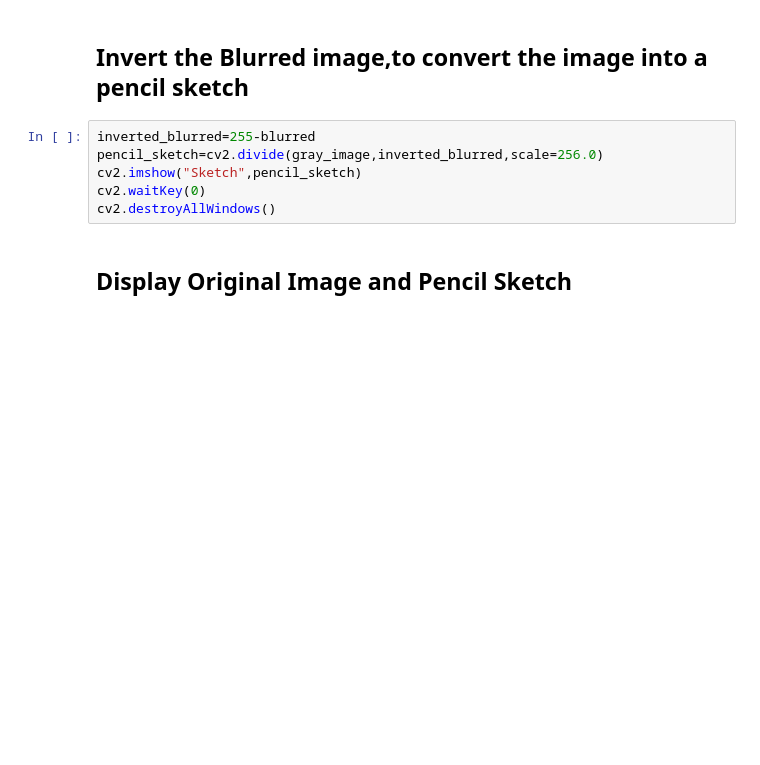
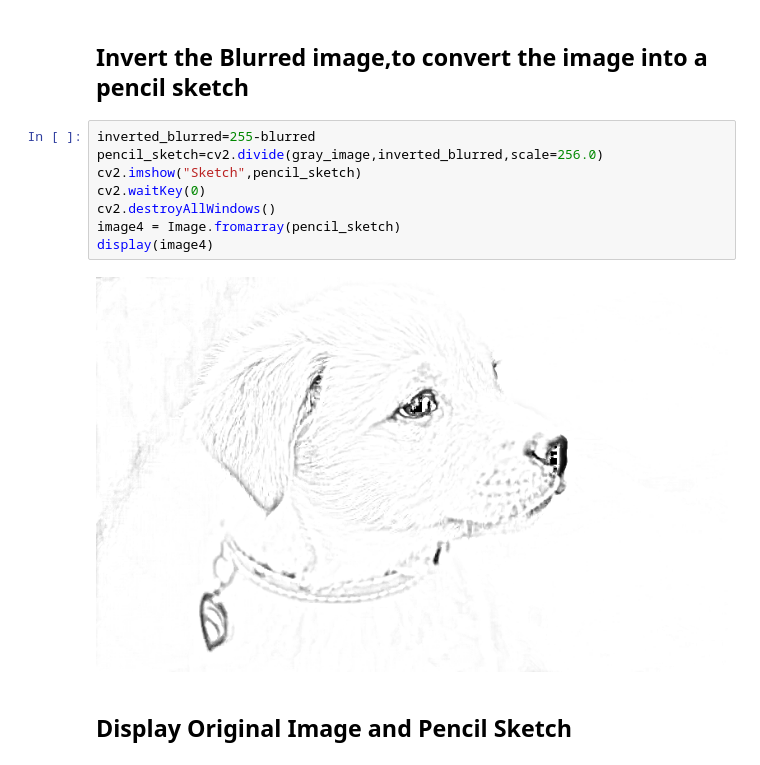
Before and after one commit to devisree71/LGMVIP--DataScience-Task-Number, a Jupyter notebook: Task3(Image to Pencil Sketch with Python)-checkpoint.ipynb, the cells around one changed output. Cells and saved outputs as stored; diff of their text form; blank space fills up the shorter version.

```diff
--- a/Task3(Image to Pencil Sketch with Python)-checkpoint.ipynb
+++ b/Task3(Image to Pencil Sketch with Python)-checkpoint.ipynb
@@ -40,9 +50,13 @@ blurred=cv2.GaussianBlur(inverted_image,(21,21),0)
 # %%
 inverted_blurred=255-blurred
 pencil_sketch=cv2.divide(gray_image,inverted_blurred,scale=256.0)
 cv2.imshow("Sketch",pencil_sketch)
 cv2.waitKey(0)
 cv2.destroyAllWindows()
+image4 = Image.fromarray(pencil_sketch)
+display(image4)
+# %% [output]
+[figure, added]
 # %% [markdown]
 ## Display Original Image and Pencil Sketch
 # %%
```
Also changed, not shown: parts of 5 cells of this notebook.
